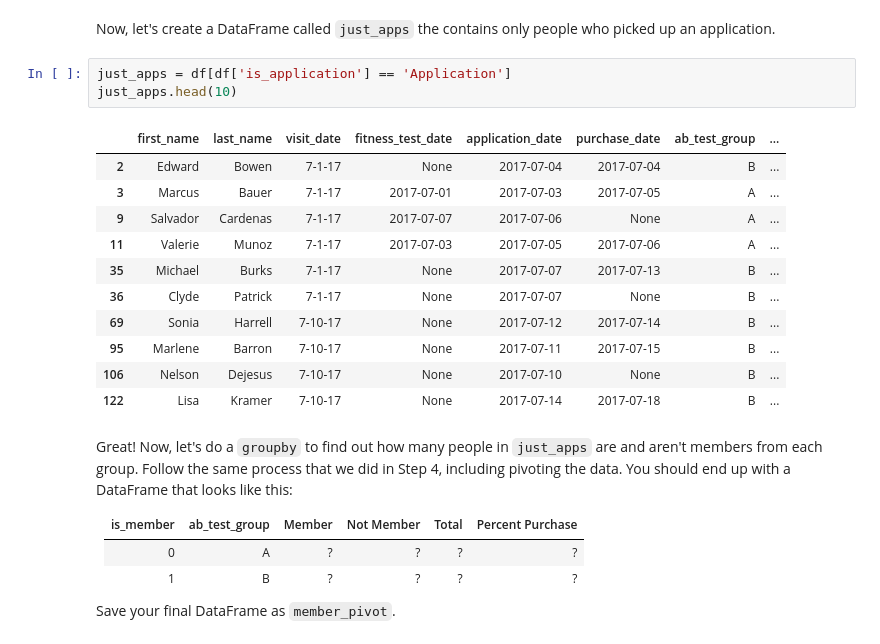
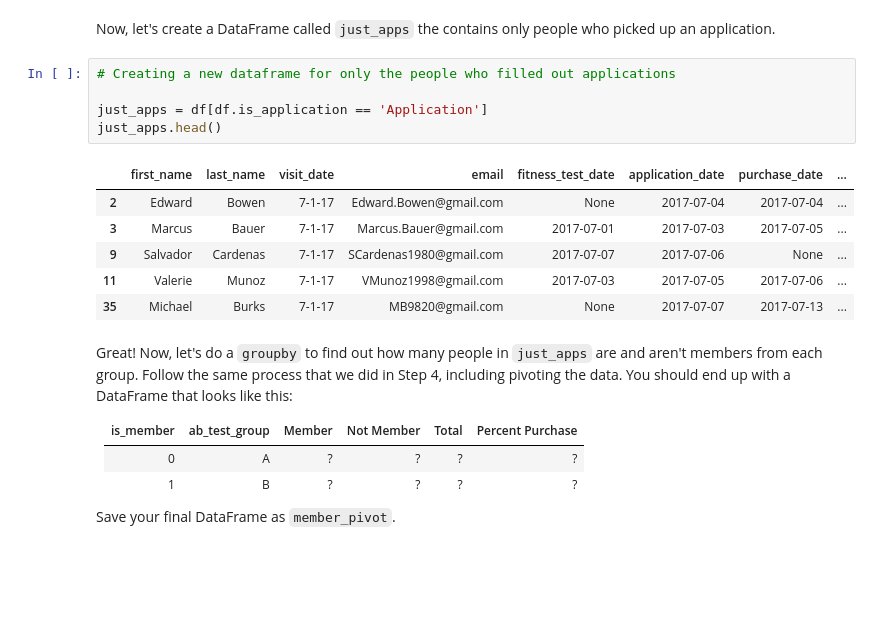
Before and after one commit to gboness/musclehub_project, a Jupyter notebook: muscle_hub_portfolio.ipynb, the cells around one changed output. Cells and saved outputs as stored; diff of their text form; blank space fills up the shorter version.

```diff
--- a/muscle_hub_portfolio.ipynb
+++ b/muscle_hub_portfolio.ipynb
@@ -252,20 +207,17 @@ df.head()
 # %% [markdown]
 Now, let's create a DataFrame called `just_apps` the contains only people who picked up an application.
-# %%
-just_apps = df[df['is_application'] == 'Application']
-just_apps.head(10)
-# %% [output]
-|  | first_name | last_name | visit_date | fitness_test_date | application_date | purchase_date | ab_test_group | ... |
-| 2 | Edward | Bowen | 7-1-17 | None | 2017-07-04 | 2017-07-04 | B | ... |
-| 3 | Marcus | Bauer | 7-1-17 | 2017-07-01 | 2017-07-03 | 2017-07-05 | A | ... |
-| 9 | Salvador | Cardenas | 7-1-17 | 2017-07-07 | 2017-07-06 | None | A | ... |
-| 11 | Valerie | Munoz | 7-1-17 | 2017-07-03 | 2017-07-05 | 2017-07-06 | A | ... |
-| 35 | Michael | Burks | 7-1-17 | None | 2017-07-07 | 2017-07-13 | B | ... |
-| 36 | Clyde | Patrick | 7-1-17 | None | 2017-07-07 | None | B | ... |
-| 69 | Sonia | Harrell | 7-10-17 | None | 2017-07-12 | 2017-07-14 | B | ... |
-| 95 | Marlene | Barron | 7-10-17 | None | 2017-07-11 | 2017-07-15 | B | ... |
-| 106 | Nelson | Dejesus | 7-10-17 | None | 2017-07-10 | None | B | ... |
-| 122 | Lisa | Kramer | 7-10-17 | None | 2017-07-14 | 2017-07-18 | B | ... |
+# %%
+# Creating a new dataframe for only the people who filled out applications
+
+just_apps = df[df.is_application == 'Application']
+just_apps.head()
+# %% [output]
+|  | first_name | last_name | visit_date | email | fitness_test_date | application_date | purchase_date | ... |
+| 2 | Edward | Bowen | 7-1-17 | Edward.Bowen@gmail.com | None | 2017-07-04 | 2017-07-04 | ... |
+| 3 | Marcus | Bauer | 7-1-17 | Marcus.Bauer@gmail.com | 2017-07-01 | 2017-07-03 | 2017-07-05 | ... |
+| 9 | Salvador | Cardenas | 7-1-17 | SCardenas1980@gmail.com | 2017-07-07 | 2017-07-06 | None | ... |
+| 11 | Valerie | Munoz | 7-1-17 | VMunoz1998@gmail.com | 2017-07-03 | 2017-07-05 | 2017-07-06 | ... |
+| 35 | Michael | Burks | 7-1-17 | MB9820@gmail.com | None | 2017-07-07 | 2017-07-13 | ... |
 # %% [markdown]
 Great! Now, let's do a `groupby` to find out how many people in `just_apps` are and aren't members from each group.  Follow the same process that we did in Step 4, including pivoting the data.  You should end up with a DataFrame that looks like this:
 
```
Also changed, not shown: parts of 13 cells of this notebook.
